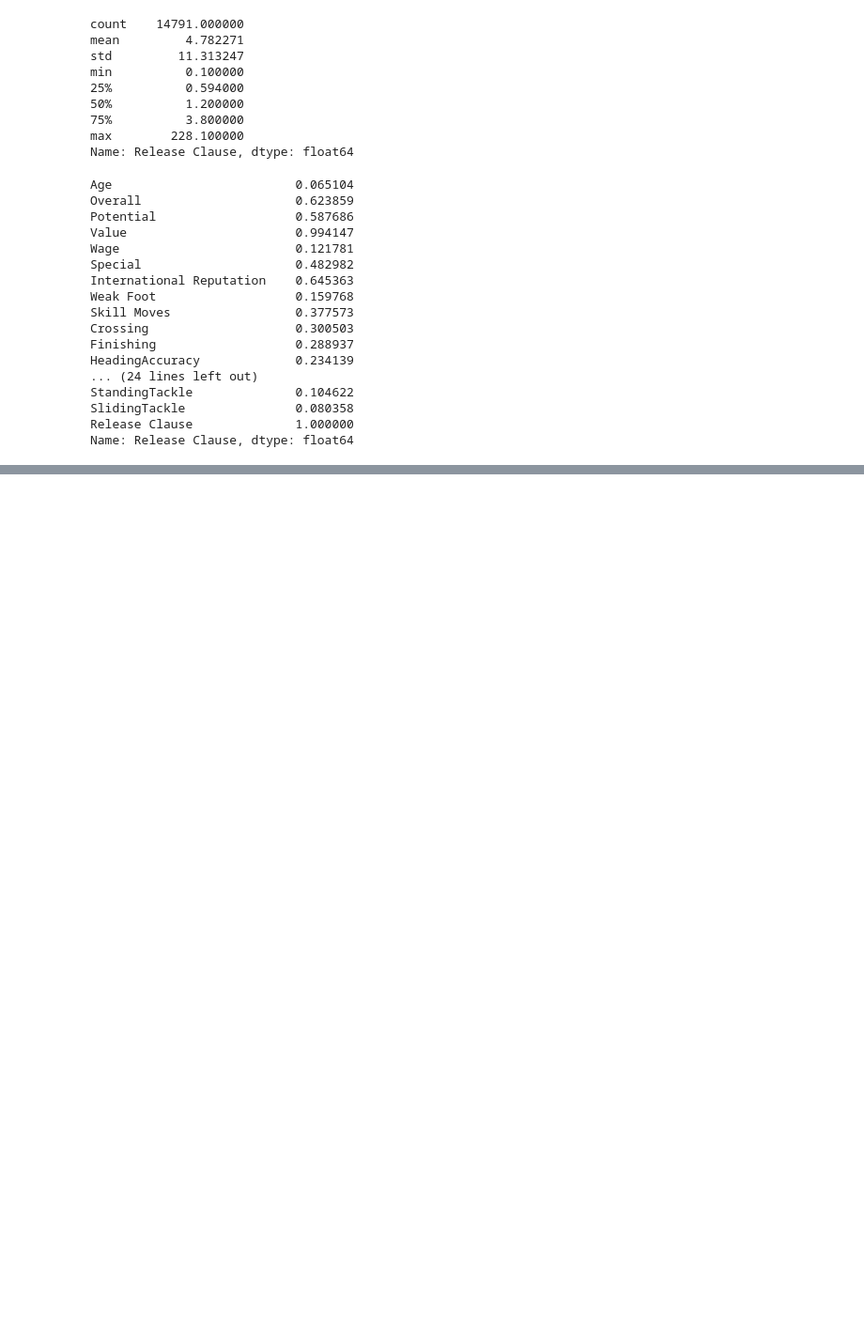
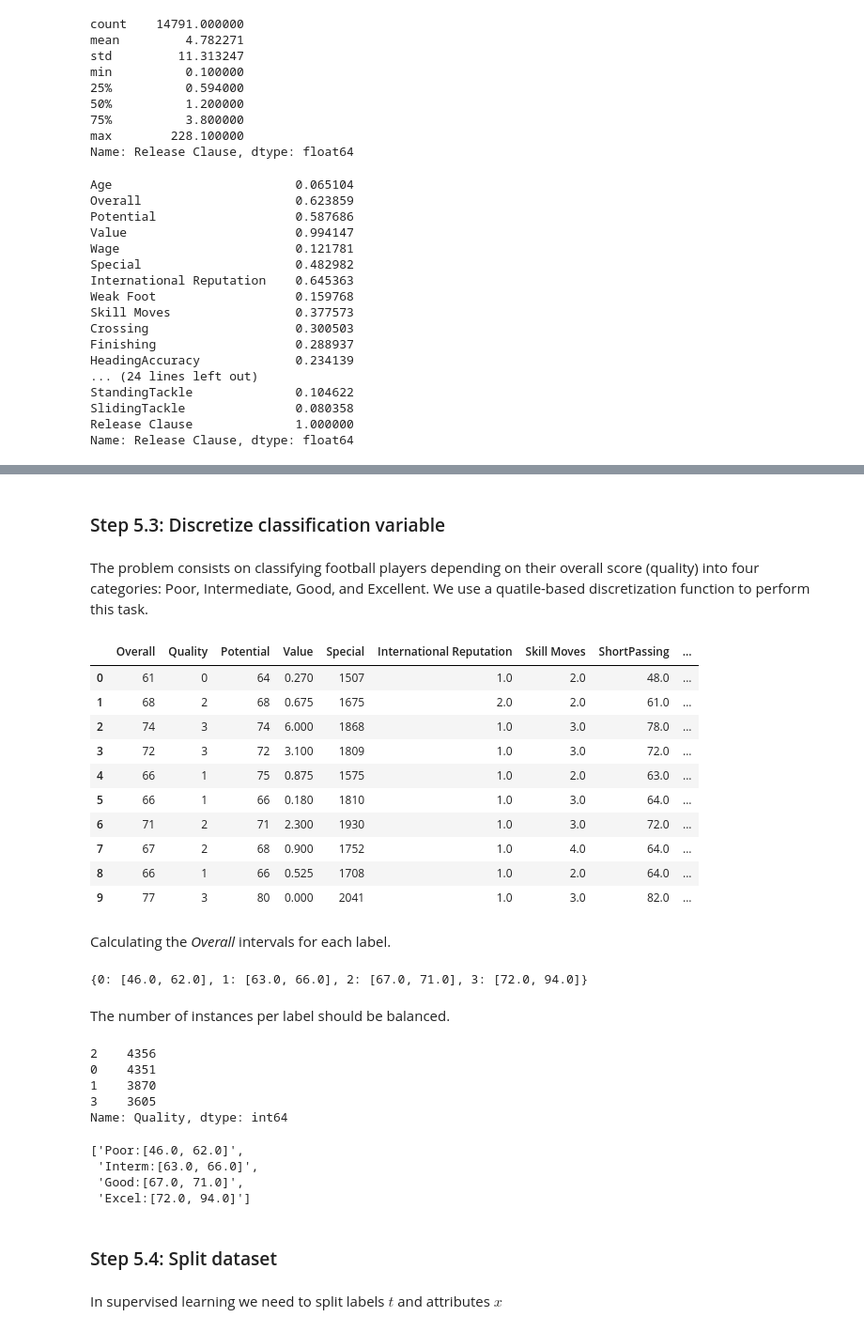
Before and after one commit to Dacarpe03/FIFAPlayersClassification, a Jupyter notebook: DataProcessingNotebooks/Data Imputation.ipynb, the cells around one changed output, grey strips where cells are left out. Shown at 94% size. Saved outputs shown, nothing was run; the diff lists cells and outputs as text; code cells hidden in the pictures; blank space fills up the shorter version.

Commit message:
Final steps and save csv

```diff
--- a/DataProcessingNotebooks/Data Imputation.ipynb
+++ b/DataProcessingNotebooks/Data Imputation.ipynb
@@ -353,0 +349,9 @@ SyntaxError: unmatched ')' (3724415341.py, line 6)
+# %%
+missing_clauses_value = dataset[dataset['Release Clause'].isnull()]["Value"].values.reshape(-1, 1)
+empty_rows_indexes = dataset[dataset['Release Clause'].isnull()].index.to_list()
+predicted_clauses = linear_regressor.predict(missing_clauses_value)
+
+predicted_index = 0
+for index in empty_rows_indexes:
+    dataset.loc[index, 'Release Clause'] = predicted_clauses[predicted_index][0]
+    predicted_index += 1
@@ -353,0 +463,56 @@ SyntaxError: unmatched ')' (3724415341.py, line 6)
+# %% [markdown]
+### Step 5.3: Discretize classification variable
+# %% [markdown]
+The problem consists on classifying football players depending on their overall score (quality) into four categories: Poor, Intermediate, Good, and Excellent. We use a quatile-based discretization function to perform this task.
+# %%
+labels = pd.qcut(dataset["Overall"],4,labels=False)
+# %%
+dataset.insert (1,"Quality",labels)
+dataset[:10]
+# %% [output]
+|  | Overall | Quality | Potential | Value | Special | International Reputation | Skill Moves | ShortPassing | ... |
+| 0 | 61 | 0 | 64 | 0.270 | 1507 | 1.0 | 2.0 | 48.0 | ... |
+| 1 | 68 | 2 | 68 | 0.675 | 1675 | 2.0 | 2.0 | 61.0 | ... |
+| 2 | 74 | 3 | 74 | 6.000 | 1868 | 1.0 | 3.0 | 78.0 | ... |
+| 3 | 72 | 3 | 72 | 3.100 | 1809 | 1.0 | 3.0 | 72.0 | ... |
+| 4 | 66 | 1 | 75 | 0.875 | 1575 | 1.0 | 2.0 | 63.0 | ... |
+| 5 | 66 | 1 | 66 | 0.180 | 1810 | 1.0 | 3.0 | 64.0 | ... |
+| 6 | 71 | 2 | 71 | 2.300 | 1930 | 1.0 | 3.0 | 72.0 | ... |
+| 7 | 67 | 2 | 68 | 0.900 | 1752 | 1.0 | 4.0 | 64.0 | ... |
+| 8 | 66 | 1 | 66 | 0.525 | 1708 | 1.0 | 2.0 | 64.0 | ... |
+| 9 | 77 | 3 | 80 | 0.000 | 2041 | 1.0 | 3.0 | 82.0 | ... |
+# %% [markdown]
+Calculating the *Overall* intervals for each label.
+# %%
+intervals={label : [(dataset.loc[dataset["Quality"]==label].min()["Overall"]),
+                    (dataset.loc[dataset["Quality"]==label].max()["Overall"])]
+                    for label in range(4)}
+intervals
+# %% [output]
+{0: [46.0, 62.0], 1: [63.0, 66.0], 2: [67.0, 71.0], 3: [72.0, 94.0]}
+# %% [markdown]
+The number of instances per label should be balanced.
+# %%
+dataset["Quality"].value_counts()
+# %% [output]
+2    4356
+0    4351
+1    3870
+3    3605
+Name: Quality, dtype: int64
+# %%
+interval_names = [str(interval) for interval in intervals.values()]
+interval_names[0]="Poor:"+interval_names[0]
+interval_names[1]="Interm:"+interval_names[1]
+interval_names[2]="Good:"+interval_names[2]
+interval_names[3]="Excel:"+interval_names[3]
+interval_names
+# %% [output]
+['Poor:[46.0, 62.0]',
+ 'Interm:[63.0, 66.0]',
+ 'Good:[67.0, 71.0]',
+ 'Excel:[72.0, 94.0]']
+# %% [markdown]
+### Step 5.4: Split dataset
+# %% [markdown]
+In supervised learning we need to split labels $t$ and attributes $x$
```
Also changed, not shown: parts of 32 cells of this notebook, 2 other files.
